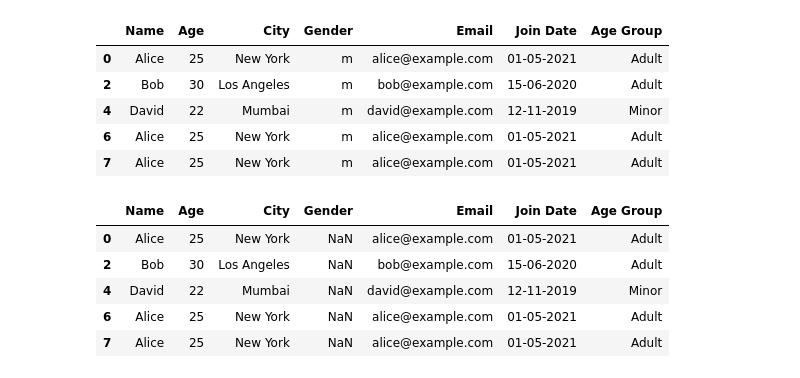
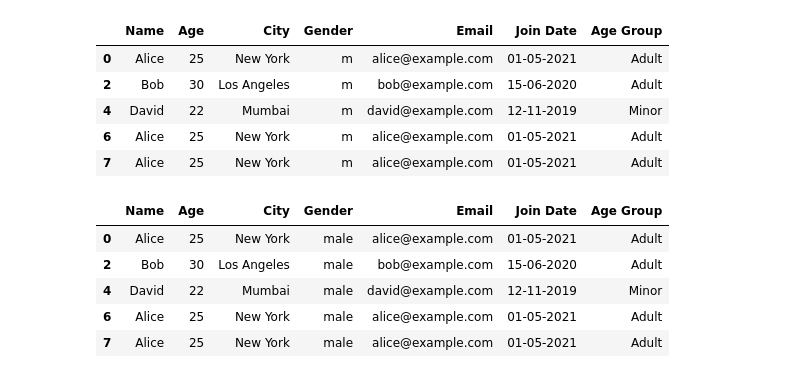
Before and after one commit to aryanjain991/Data-Science-AI-ML-Journey, a Jupyter notebook: 03_Pandas_Complete/05_Data_Cleaning_and_Preprocessing.ipynb, the cells around one changed output. Saved outputs shown, nothing was run; the diff lists cells and outputs as text; code cells hidden in the pictures.

```diff
--- a/03_Pandas_Complete/05_Data_Cleaning_and_Preprocessing.ipynb
+++ b/03_Pandas_Complete/05_Data_Cleaning_and_Preprocessing.ipynb
@@ -489,13 +489,13 @@ df2
 | 6 | Alice | 25 | New York | m | alice@example.com | 01-05-2021 | Adult |
 | 7 | Alice | 25 | New York | m | alice@example.com | 01-05-2021 | Adult |
 # %%
-gender_map={"m": "male","f": "Female" }
+gender_map={"m": "male",}
 df2["Gender"] = df2["Gender"].map(gender_map)
 df2
 # %% [output]
 |  | Name | Age | City | Gender | Email | Join Date | Age Group |
-| 0 | Alice | 25 | New York | NaN | alice@example.com | 01-05-2021 | Adult |
-| 2 | Bob | 30 | Los Angeles | NaN | bob@example.com | 15-06-2020 | Adult |
-| 4 | David | 22 | Mumbai | NaN | david@example.com | 12-11-2019 | Minor |
-| 6 | Alice | 25 | New York | NaN | alice@example.com | 01-05-2021 | Adult |
-| 7 | Alice | 25 | New York | NaN | alice@example.com | 01-05-2021 | Adult |
+| 0 | Alice | 25 | New York | male | alice@example.com | 01-05-2021 | Adult |
+| 2 | Bob | 30 | Los Angeles | male | bob@example.com | 15-06-2020 | Adult |
+| 4 | David | 22 | Mumbai | male | david@example.com | 12-11-2019 | Minor |
+| 6 | Alice | 25 | New York | male | alice@example.com | 01-05-2021 | Adult |
+| 7 | Alice | 25 | New York | male | alice@example.com | 01-05-2021 | Adult |
```
Also changed, not shown: parts of 2 cells of this notebook, 2 other files.
